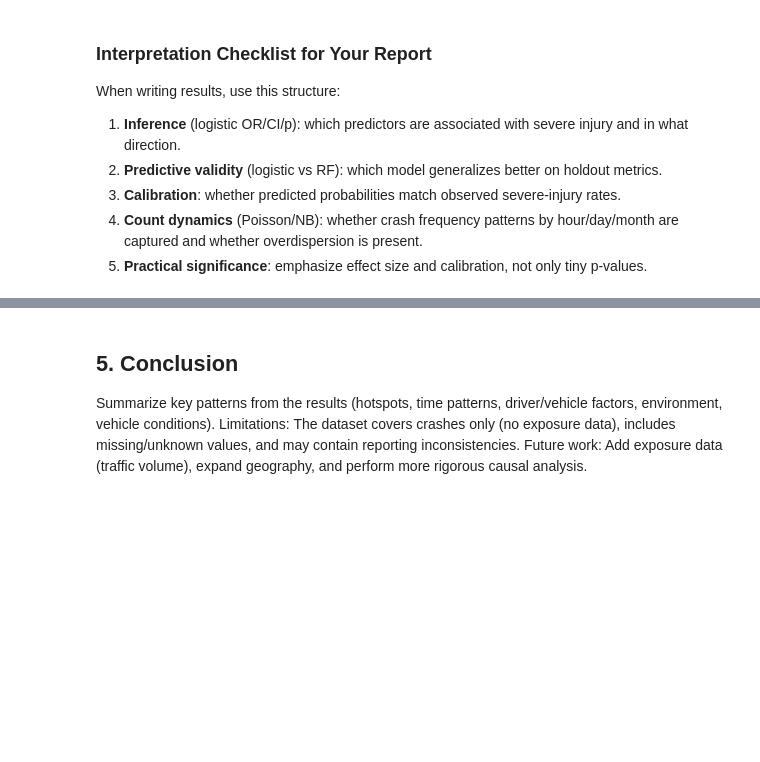
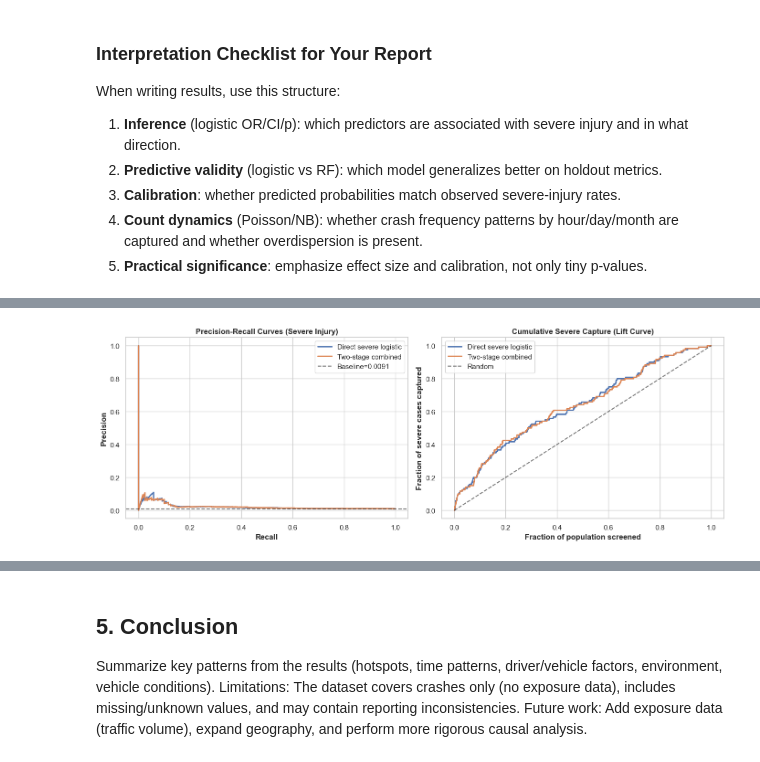
Before and after one commit to lior-benjman/Statistics-pro, a Jupyter notebook: Statistic_research.ipynb, the cells around one changed output, grey strips where cells are left out. Saved outputs shown, nothing was run; the diff lists cells and outputs as text; code cells hidden in the pictures; blank space fills up the shorter version.

```diff
--- a/Statistic_research.ipynb
+++ b/Statistic_research.ipynb
@@ -1934,0 +2201,48 @@ When writing results, use this structure:
+# %%
+import matplotlib.pyplot as plt
+import seaborn as sns
+from sklearn.metrics import precision_recall_curve
+
+sns.set_theme(style='whitegrid')
+
+# PR curves for severe target
+prec_d, rec_d, _ = precision_recall_curve(y_sev_test_a, p_test_direct)
+prec_t, rec_t, _ = precision_recall_curve(y_sev_test_a, p_test_two_stage)
+base = np.mean(y_sev_test_a)
+
+fig, axes = plt.subplots(1, 2, figsize=(14, 5))
+axes[0].plot(rec_d, prec_d, label='Direct severe logistic', linewidth=2)
+axes[0].plot(rec_t, prec_t, label='Two-stage combined', linewidth=2)
+axes[0].axhline(base, linestyle='--', color='k', alpha=0.6, label=f'Baseline={base:.4f}')
+axes[0].set_title('Precision-Recall Curves (Severe Injury)')
+axes[0].set_xlabel('Recall')
+axes[0].set_ylabel('Precision')
+axes[0].legend()
+
+# Lift / cumulative capture curve
+
+def cumulative_capture(y_true, p):
+    y = np.asarray(y_true)
+    o = np.argsort(-np.asarray(p))
+    y = y[o]
+    cum_pos = np.cumsum(y)
+    total_pos = max(cum_pos[-1], 1)
+    pop_frac = np.arange(1, len(y) + 1) / len(y)
+    cap = cum_pos / total_pos
+    return pop_frac, cap
+
+x1, y1 = cumulative_capture(y_sev_test_a, p_test_direct)
+x2, y2 = cumulative_capture(y_sev_test_a, p_test_two_stage)
+
+axes[1].plot(x1, y1, label='Direct severe logistic', linewidth=2)
+axes[1].plot(x2, y2, label='Two-stage combined', linewidth=2)
+axes[1].plot([0,1],[0,1],'k--', alpha=0.6, label='Random')
+axes[1].set_title('Cumulative Severe Capture (Lift Curve)')
+axes[1].set_xlabel('Fraction of population screened')
+axes[1].set_ylabel('Fraction of severe cases captured')
+axes[1].legend()
+
+plt.tight_layout()
+plt.show()
+# %% [output]
+[figure, added]
```
Also changed, not shown: parts of 15 cells of this notebook, 3 other files.
